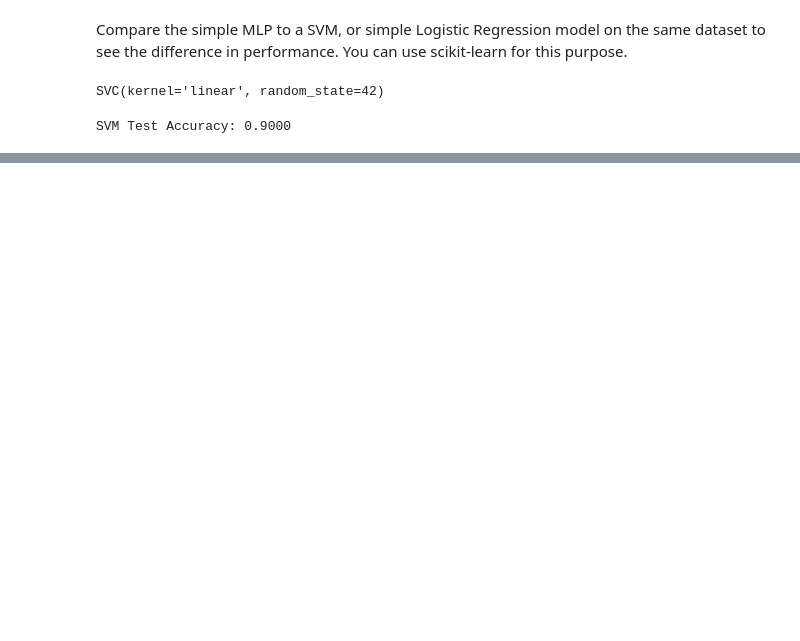
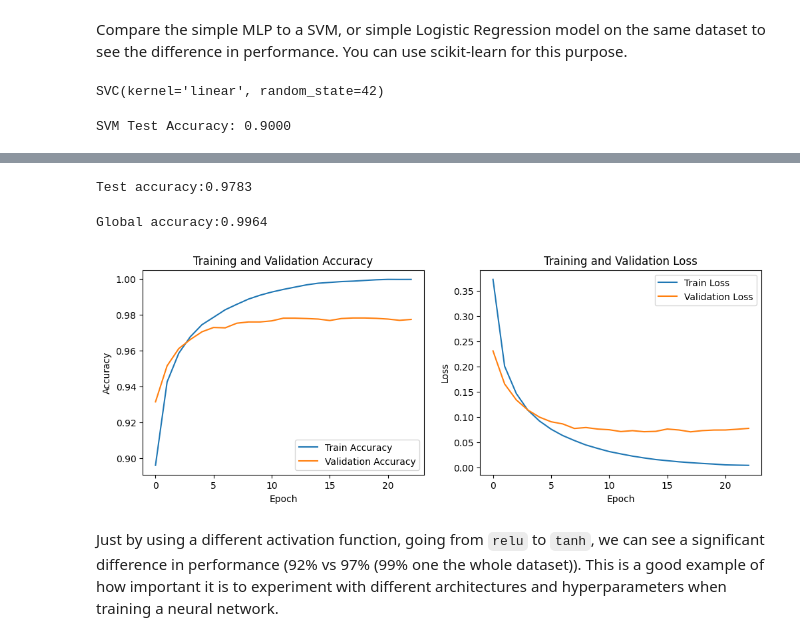
Before and after one commit to dattali18/deep_learning_msc_course, a Jupyter notebook: 01_mlp/01_mnist.ipynb, the cells around one changed output, grey strips where cells are left out. Saved outputs shown, nothing was run; the diff lists cells and outputs as text; code cells hidden in the pictures; blank space fills up the shorter version.

```diff
--- a/01_mlp/01_mnist.ipynb
+++ b/01_mlp/01_mnist.ipynb
@@ -175,0 +191,13 @@ SVM Test Accuracy: 0.9000
+# %%
+# reload the dataset to get the full test set
+(x_train, y_train), (x_test, y_test) = keras.datasets.mnist.load_data()
+# Normalize the pixel values to be between 0 and 1
+# X_train = x_train.astype('float32') / 255.0
+# X_test = x_test.astype('float32') / 255.0
+# %%
+model_2 = models.Sequential([
+    layers.Input(shape=(28, 28)),
+    layers.Flatten(),
+    layers.Dense(128, activation='tanh'),
+    layers.Dense(10, activation='softmax')
+])
@@ -175,0 +221,14 @@ SVM Test Accuracy: 0.9000
+# %%
+# compile the model
+model_2.compile(optimizer=optimizers.Adam(learning_rate=LEARNING_RATE),
+              loss='sparse_categorical_crossentropy',
+              metrics=['accuracy']
+)
+# %%
+# fit the model
+history_2 = model_2.fit(X_train, y_train,
+                          epochs=50,
+                          batch_size=BATCH_SIZE,
+                          validation_data=(X_test, y_test),
+                          callbacks=[early_stopping]
+)
@@ -175,0 +253,36 @@ SVM Test Accuracy: 0.9000
+# %%
+# validate the model on the test set
+loss, acc = model_2.evaluate(X_test, y_test, verbose=0)
+print(f'Test accuracy:{acc:.4f}')
+# %% [output]
+Test accuracy:0.9783
+# %%
+# validate the model on the whole dataset
+X = np.concatenate((X_train, X_test), axis=0)
+y = np.concatenate((y_train, y_test), axis=0)
+loss, acc = model_2.evaluate(X, y, verbose=0)
+print(f'Global accuracy:{acc:.4f}')
+# %% [output]
+Global accuracy:0.9964
+# %%
+# plot the loss vs val_loss and acc vs val_acc
+plt.figure(figsize=(12, 4))
+plt.subplot(1, 2, 1)
+plt.plot(history_2.history['accuracy'], label='Train Accuracy')
+plt.plot(history_2.history['val_accuracy'], label='Validation Accuracy')
+plt.title('Training and Validation Accuracy')
+plt.xlabel('Epoch')
+plt.ylabel('Accuracy')
+plt.legend(loc='lower right')
+plt.subplot(1, 2, 2)
+plt.plot(history_2.history['loss'], label='Train Loss')
+plt.plot(history_2.history['val_loss'], label='Validation Loss')
+plt.title('Training and Validation Loss')
+plt.xlabel('Epoch')
+plt.ylabel('Loss')
+plt.legend(loc='upper right')
+plt.show()
+# %% [output]
+[figure, added]
+# %% [markdown]
+Just by using a different activation function, going from `relu` to `tanh`, we can see a significant difference in performance (92% vs 97% (99% one the whole dataset)). This is a good example of how important it is to experiment with different architectures and hyperparameters when training a neural network.
```
Also changed, not shown: parts of 12 cells of this notebook.
